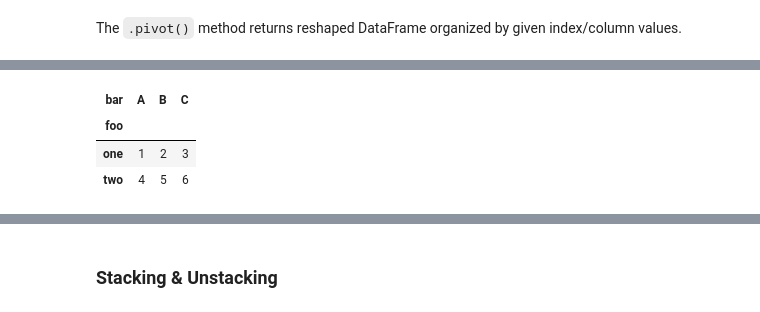
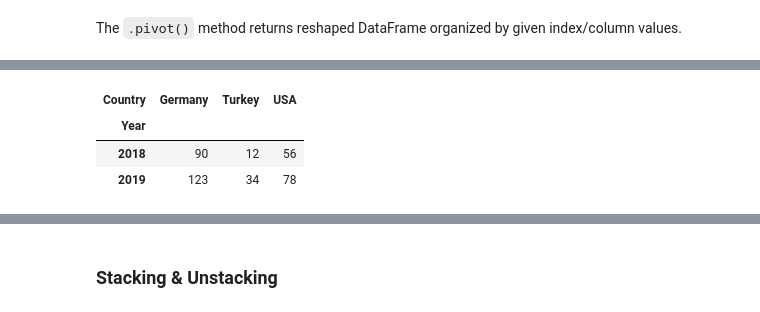
Before and after one commit to kaymal/python-teach, a Jupyter notebook: Python for Data Science/Manipulating DataFrames with Pandas.ipynb, the cells around one changed output, grey strips where cells are left out. Saved outputs shown, nothing was run; the diff lists cells and outputs as text; code cells hidden in the pictures.

Commit message:
Added reshaping and rearranging data

```diff
--- a/Python for Data Science/Manipulating DataFrames with Pandas.ipynb
+++ b/Python for Data Science/Manipulating DataFrames with Pandas.ipynb
@@ -382,0 +372,4 @@ df_2
+# %%
+# Create a Data Frame
+df2 = pd.DataFrame({'Year': ['2018', '2019', '2018', '2019', '2018', '2019'], 'Country': ['Turkey', 'Turkey', 'USA', 'USA', 'Germany', 'Germany'], 'Pop': [1, 2, 3, 4, 5, 6], 'GDP': ['12', '34', '56', '78', '90', '123']})
+df2
@@ -383,7 +384,7 @@ df_2
 # %%
-df_2.pivot(index='foo', columns='bar', values='baz')
+df2.pivot(index='Year', columns='Country', values='GDP')
 # %% [output]
-| bar | A | B | C |
-| foo |  |  |  |
-| one | 1 | 2 | 3 |
-| two | 4 | 5 | 6 |
+| Country | Germany | Turkey | USA |
+| Year |  |  |  |
+| 2018 | 90 | 12 | 56 |
+| 2019 | 123 | 34 | 78 |
```
Also changed, not shown: parts of 6 cells of this notebook.
